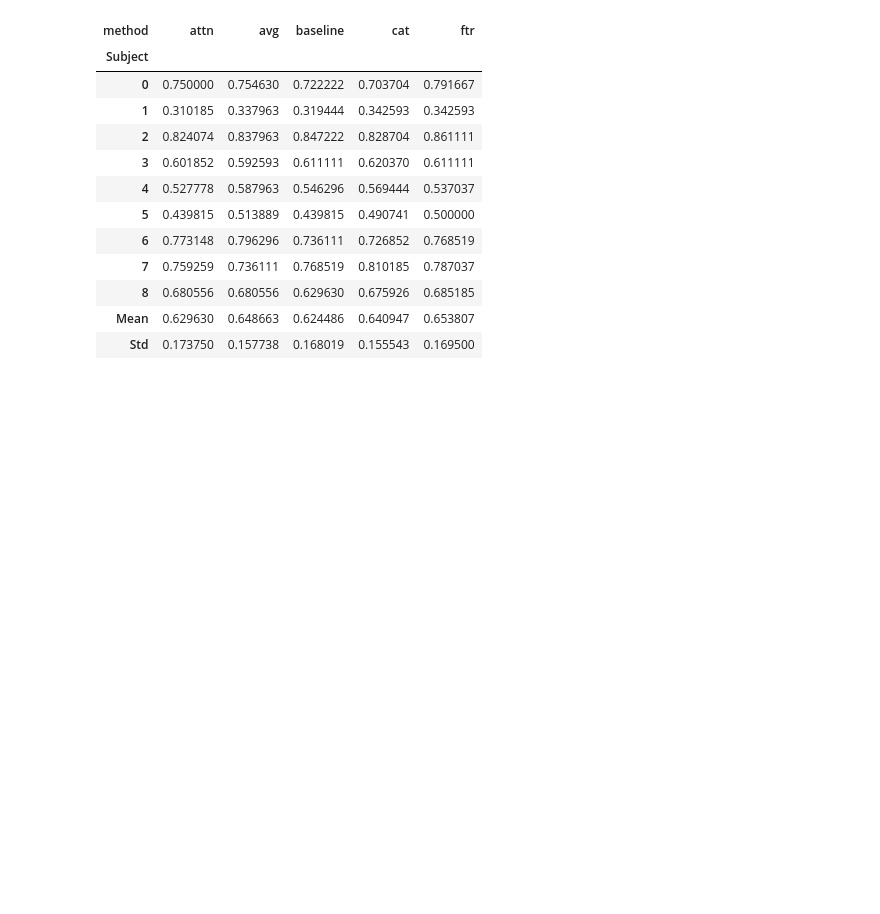
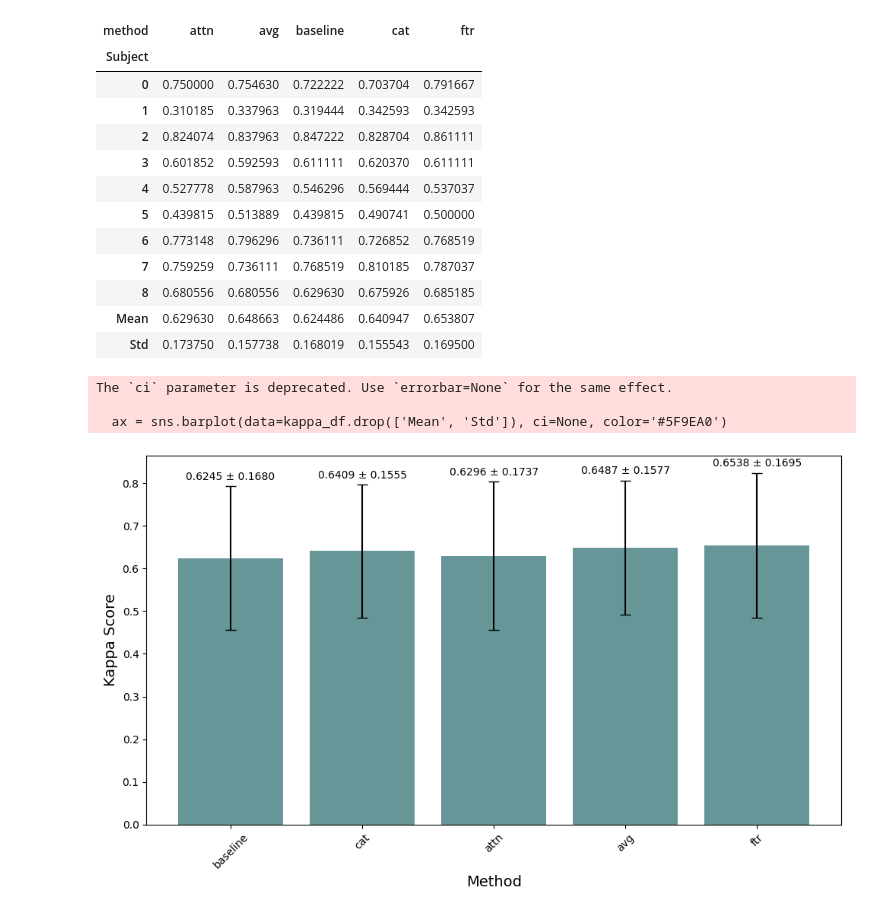
Before and after one commit to nemesgyadam/m-shallowconvnet, a Jupyter notebook: conclude_results.ipynb, the cells around one changed output. Cells and saved outputs as stored; diff of their text form; code cells hidden in the pictures; blank space fills up the shorter version.

Commit message:
kappa plot and bugfix

```diff
--- a/conclude_results.ipynb
+++ b/conclude_results.ipynb
@@ -74,3 +76,36 @@ kappa_df
 | 8 | 0.680556 | 0.680556 | 0.629630 | 0.675926 | 0.685185 |
 | Mean | 0.629630 | 0.648663 | 0.624486 | 0.640947 | 0.653807 |
 | Std | 0.173750 | 0.157738 | 0.168019 | 0.155543 | 0.169500 |
+# %%
+
+# Rename '3' to 'baseline'
+kappa_df.rename(columns={'3': 'baseline'}, inplace=True)
+
+# Reorder the columns
+kappa_df = kappa_df[['baseline', 'cat', 'attn', 'avg', 'ftr']]
+
+# Plot with the specified color
+plt.figure(figsize=(10, 6))
+ax = sns.barplot(data=kappa_df.drop(['Mean', 'Std']), ci=None, color='#5F9EA0')
+
+# Add error bars
+for i, method in enumerate(kappa_df.columns):
+    plt.errorbar(i, kappa_df.loc['Mean', method], yerr=kappa_df.loc['Std', method], fmt='none', c='black', capsize=5)
+    # Annotate mean and std
+    ax.text(i, kappa_df.loc['Mean', method] + kappa_df.loc['Std', method] + 0.01,
+            f"{kappa_df.loc['Mean', method]:.4f} ± {kappa_df.loc['Std', method]:.4f}",
+            ha='center', va='bottom', fontsize=10, color='black')
+
+# Customize the plot
+ax.set_xlabel('Method', fontsize=14)
+ax.set_ylabel('Kappa Score', fontsize=14)
+plt.xticks(rotation=45)
+plt.tight_layout()
+
+# Show the plot
+plt.show()
+# %% [output]
+The `ci` parameter is deprecated. Use `errorbar=None` for the same effect.
+
+  ax = sns.barplot(data=kappa_df.drop(['Mean', 'Std']), ci=None, color='#5F9EA0')
+[figure, added]
```
Also changed, not shown: parts of 2 cells of this notebook, 12 other files.
